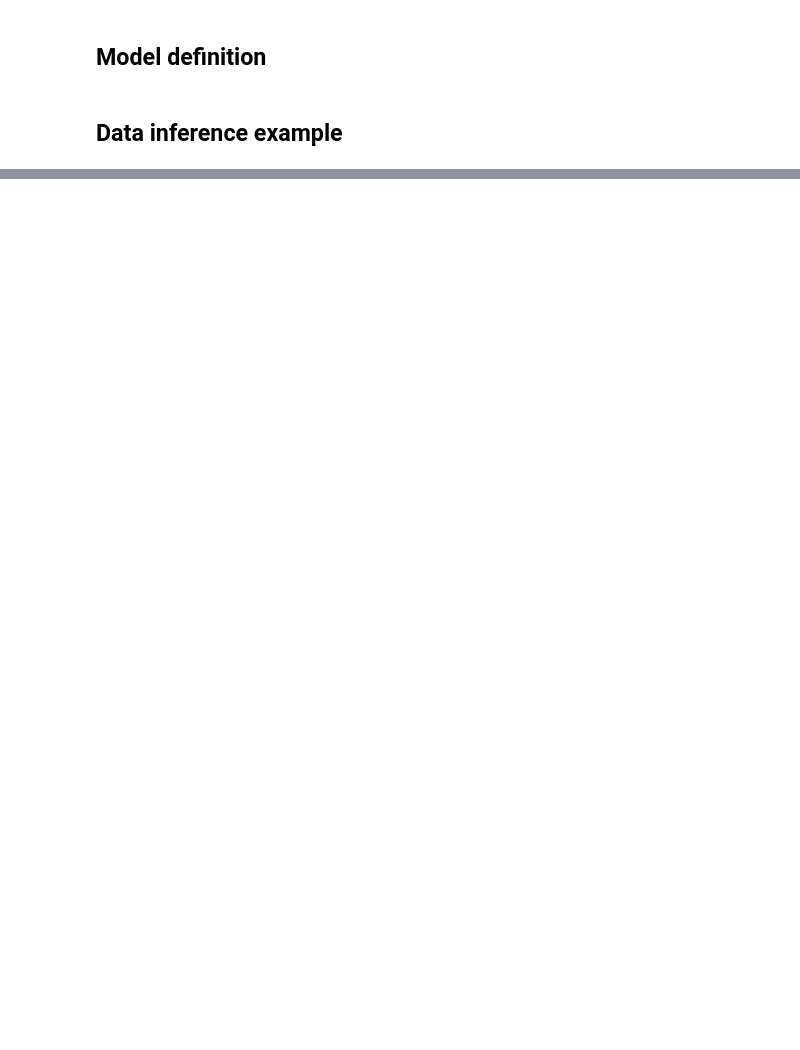
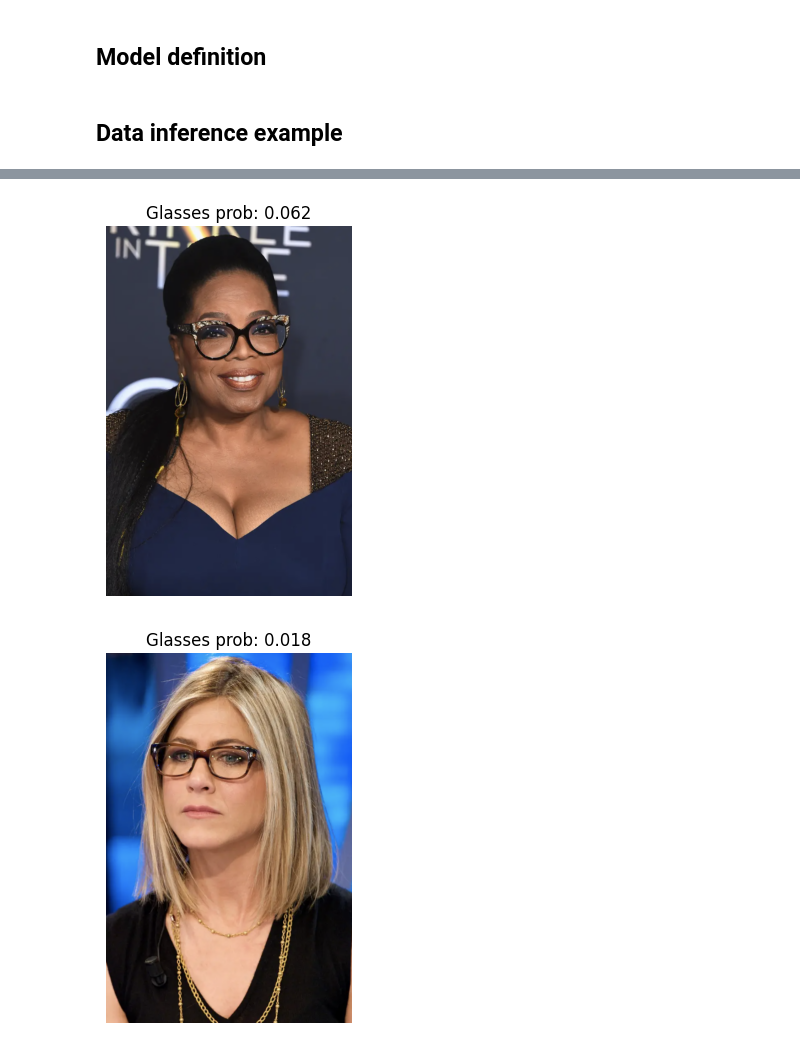
Before and after one commit to AndBoyS/hse-ml-nis, a Jupyter notebook: notebooks/Experiments.ipynb, the cells around one changed output, grey strips where cells are left out. Saved outputs shown, nothing was run; the diff lists cells and outputs as text; code cells hidden in the pictures; blank space fills up the shorter version.

```diff
--- a/notebooks/Experiments.ipynb
+++ b/notebooks/Experiments.ipynb
@@ -42,0 +61,11 @@ Glasses prob: 0.17
+# %%
+for im, prob in zip(ims, probs):
+
+    im = np.array(im)
+    plt.imshow(im)
+    plt.axis('off')
+    plt.title(f'Glasses prob: {prob:.3f}')
+    plt.show()
+# %% [output]
+[figure, added]
+[figure, added]
```
Also changed, not shown: parts of 9 cells of this notebook, 2 other files.
